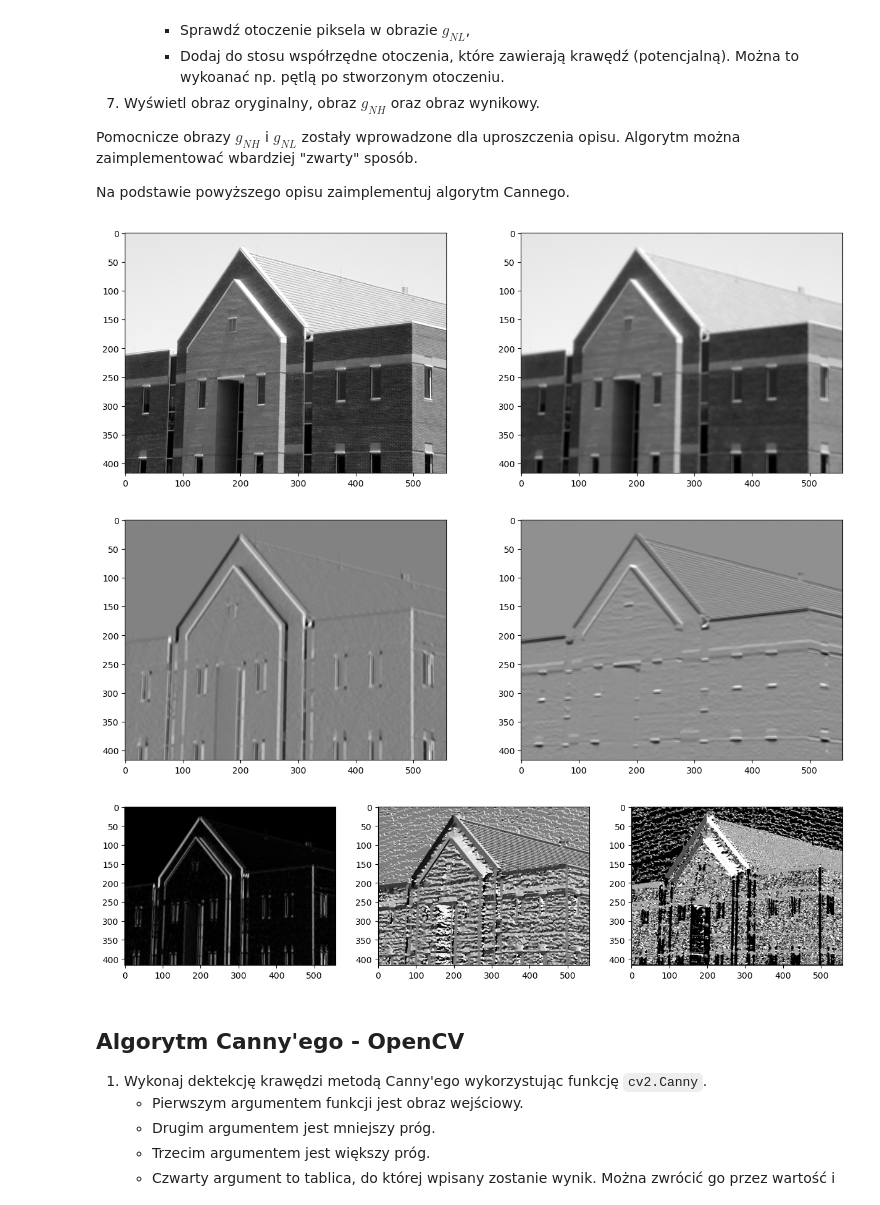
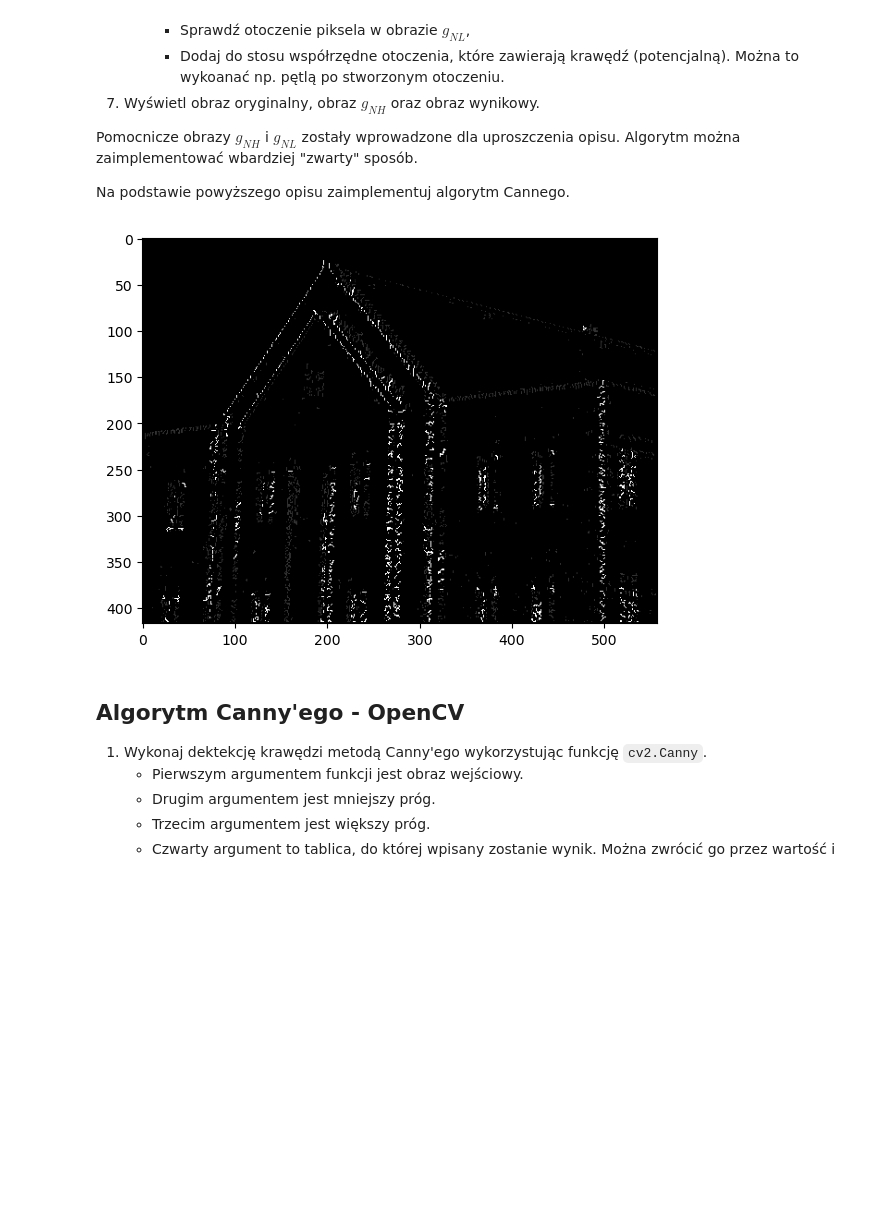
Before and after one commit to omnibus1/poc, a Jupyter notebook: lab9/09_Canny_newest.ipynb, the cells around one changed output. Cells and saved outputs as stored; diff of their text form; code cells hidden in the pictures; blank space fills up the shorter version.

```diff
--- a/lab9/09_Canny_newest.ipynb
+++ b/lab9/09_Canny_newest.ipynb
@@ -172,36 +172,79 @@ Na podstawie powyższego opisu zaimplementuj algorytm Cannego.
 # %%
 image = cv2.imread("dom.png",cv2.IMREAD_GRAYSCALE)
 blurred = cv2.GaussianBlur(image,(5,5),10)
-plot(image, blurred)
+
 sobelx = cv2.Sobel(blurred, cv2.CV_64F, 1,0)
 sobely = cv2.Sobel(blurred, cv2.CV_64F, 0,1)
-plot(sobelx, sobely)
+
 mag = np.sqrt(sobelx**2, sobely**2)
 angle = np.arctan2(sobely,sobelx)* (180 / np.pi)
 
 angle_q = np.zeros(angle.shape, dtype="uint8")
 
 angle_q[(angle>=-22.5)&(angle<22.5)]=0
 angle_q[(angle>=157.5)&(angle<-157.5)]=0
 
 angle_q[(angle>=22.5)&(angle<67.5)]=1
 angle_q[(angle>=-157.5)&(angle<-112.5)]=1
 
 angle_q[(angle>=67.5)&(angle<112.5)]=2
 angle_q[(angle>=-112.5)&(angle<-67.5)]=2
 
 angle_q[(angle>=112.5)&(angle<157.5)]=3
 angle_q[(angle>=-67.5)&(angle<-22.5)]=3
 
+minmax_res = np.zeros(image.shape)
+(x,y)=image.shape
+rows, cols = image.shape
+for i in range(1,x-1):
+    for j in range(1, y-1):
+        direction = angle_q[i,j]
+        if direction==0:
+            if(mag[i-1,j]>mag[i,j] or mag[i+1,j]>mag[i,j]):
+                minmax_res[i,j]=0
+            else:
+                minmax_res[i,j]=mag[i,j]
+        if direction==1:
+            if(mag[i+1,j-1]>mag[i,j] or mag[i-1,j+1]>mag[i,j]):
+                minmax_res[i,j]=0
+            else:
+                minmax_res[i,j]=mag[i,j]
+        if direction==2:
+            if(mag[i,j-1]>mag[i,j] or mag[i,j+1]>mag[i,j]):
+                minmax_res[i,j]=0
+            else:
+                minmax_res[i,j]=mag[i,j]
+        if direction==3:
+            if(mag[i+1,j+1]>mag[i,j] or mag[i-1,j-1]>mag[i,j]):
+                minmax_res[i,j]=0
+            else:
+                minmax_res[i,j]=mag[i,j]
 
+edges = np.zeros_like(minmax_res)
+high_threshold_value = 100
+low_threshold_value = 20
 
+strong_edges_i, strong_edges_j = np.where(minmax_res >= high_threshold_value)
+weak_edges_i, weak_edges_j = np.where((minmax_res >= low_threshold_value) & (minmax_res < high_threshold_value))
 
+edges[strong_edges_i, strong_edges_j] = 255
+edges[weak_edges_i, weak_edges_j] = 50  # 50 represents weak edges
 
-plot(mag, angle, angle_q)
+# 7. Procedura propagacji krawędzi
+stack = list(zip(strong_edges_i, strong_edges_j))
+visited = set(stack)
+while stack:
+    current_i, current_j = stack.pop()
+    for di in range(-1, 2):
+        for dj in range(-1, 2):
+            ni, nj = current_i + di, current_j + dj
+            if (ni, nj) not in visited and 0 <= ni < rows and 0 <= nj < cols and edges[ni, nj] == 50:
+                edges[ni, nj] = 255
+                stack.append((ni, nj))
+                visited.add((ni, nj))
+plot(edges)
 # %% [output]
-[figure, old version]
+[figure, new version]
-[figure, removed]
-[figure, removed]
 # %% [markdown]
 ## Algorytm Canny'ego - OpenCV
 
```
Also changed, not shown: parts of 1 cell of this notebook, 1 other file.
